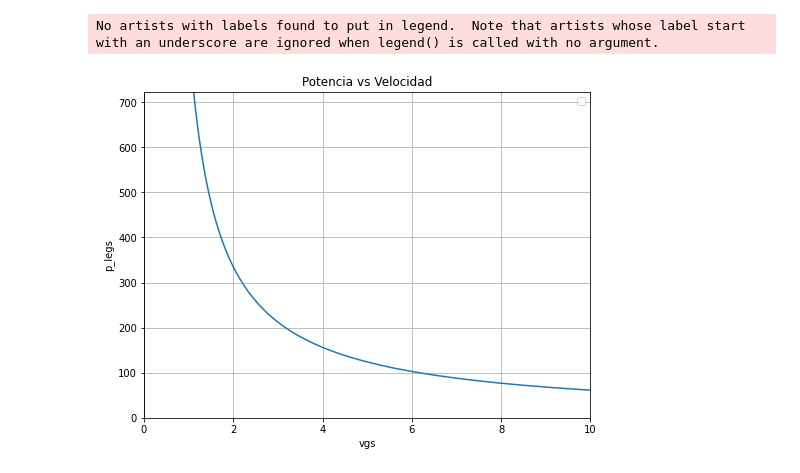
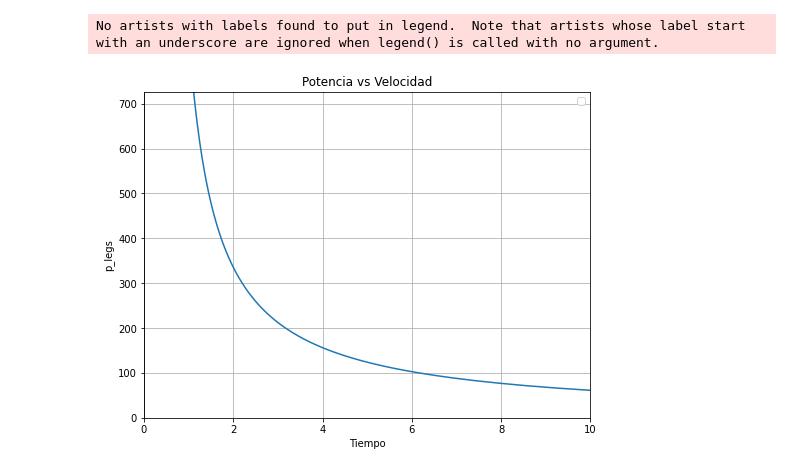
Before and after one commit to JuanGarcia202014347/IMEC-2001-JuanGarcia, a Jupyter notebook: project/Proyecto1_GarciaCamero_ForeroOsuna.ipynb, the cells around one changed output. Saved outputs shown, nothing was run; the diff lists cells and outputs as text; code cells hidden in the pictures.

```diff
--- a/project/Proyecto1_GarciaCamero_ForeroOsuna.ipynb
+++ b/project/Proyecto1_GarciaCamero_ForeroOsuna.ipynb
@@ -1,9 +15,9 @@
 # %%
+# Punto 2
+
 import numpy as np
 import matplotlib.pyplot as plt
 
-# Punto 1
-# Inspección gráfica
 vgs = np.linspace(start=0, stop=10, num=101)  # Cambiado el rango de vgs a valores positivos
 g = 9.81
 w = 83.50
@@ -16,7 +30,7 @@ lossdt = 2/100
 distancia_cuchilla = 11.12 #kms
 
 def ec1(vgs):
-    return vgs * (((g * w * np.sin(alpha)) + (g * w * np.cos(alpha)) * crr) + (1/2 * cdA * ro * (vhw) ** 2)) + cdA * ro * vhw * vgs ** 2 + (1/2 * cdA * ro * vgs ** 3)
+    return vgs * (((g * w * np.sin(alpha)) + (g * w * np.cos(alpha)) * crr) + (1/2 * cdA * ro * (vhw) ** 2)) + cdA * ro * vhw * vgs ** 2 + (1/2 * cdA * ro * vgs ** 3)/(1-(lossdt))
 
 p_legs = ec1(vgs)
 
@@ -33,6 +47,8 @@ plt.axvline(0, color='black', linewidth=0.5)
 plt.xlim(0, 10)
 plt.ylim(0, max(p_legs))
 plt.show()
+
+p_legs
 # %% [output]
 No artists with labels found to put in legend.  Note that artists whose label start with an underscore are ignored when legend() is called with no argument.
 [figure]
@@ -39,18 +72,18 @@ No artists with labels found to put in legend.  Note that artists whose label st
 # %%
 tiempo_cuchilla = distancia_cuchilla/vgs
 
 plt.figure(figsize=(8, 6))
 plt.plot(tiempo_cuchilla, p_legs)
-plt.xlabel('vgs')
+plt.xlabel('Tiempo')
 plt.ylabel('p_legs')
 plt.title('Potencia vs Velocidad')
 plt.legend()
 plt.grid(True)
 plt.axhline(0, color='black', linewidth=0.5)
 plt.axvline(0, color='black', linewidth=0.5)
 plt.xlim(0, 10)
 plt.ylim(0, max(p_legs))
 plt.show()
 # %% [output]
 No artists with labels found to put in legend.  Note that artists whose label start with an underscore are ignored when legend() is called with no argument.
-[figure, old version]
+[figure, new version]
```
Also changed, not shown: parts of 3 cells of this notebook.
